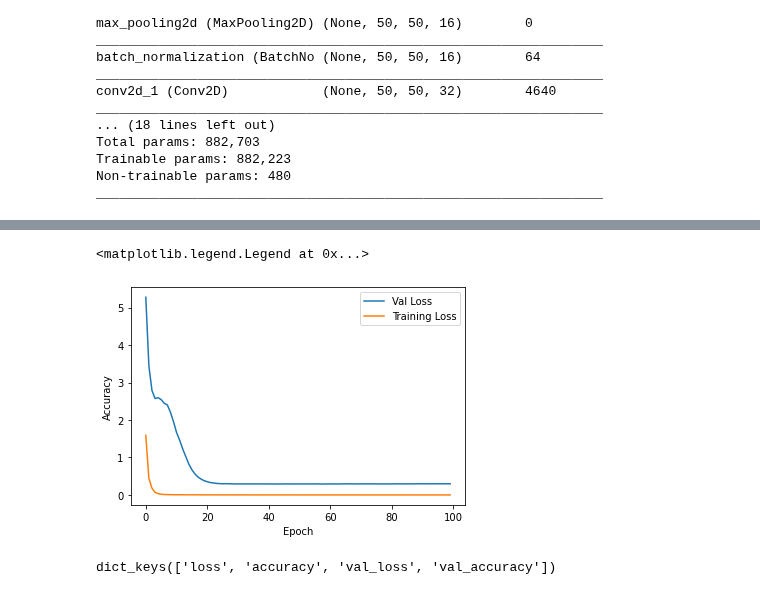
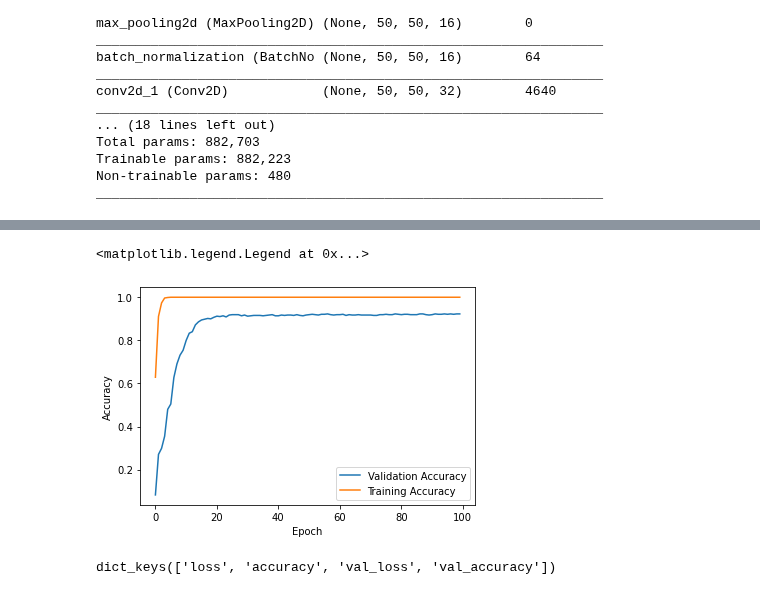
Before and after one commit to thesuhas/Leaf-Classification-Medicinal, a Jupyter notebook: cnn.ipynb, the cells around one changed output, grey strips where cells are left out. Saved outputs shown, nothing was run; the diff lists cells and outputs as text; code cells hidden in the pictures.

```diff
--- a/cnn.ipynb
+++ b/cnn.ipynb
@@ -287,13 +287,13 @@ Epoch 100/100
 # %%
 plt.figure()
-plt.plot([i for i in range(epochs)], history.history['val_loss'], label='Val Loss')
-plt.plot([i for i in range(epochs)], history.history['loss'], label='Training Loss')
+plt.plot([i for i in range(epochs)], history.history['val_accuracy'], label='Validation Accuracy')
+plt.plot([i for i in range(epochs)], history.history['accuracy'], label='Training Accuracy')
 plt.xlabel('Epoch')
 plt.ylabel('Accuracy')
 plt.legend()
 # %% [output]
 <matplotlib.legend.Legend at 0x...>
-[figure, old version]
+[figure, new version]
 # %%
 history.history.keys()
 # %% [output]
```
Also changed, not shown: parts of 6 cells of this notebook.
